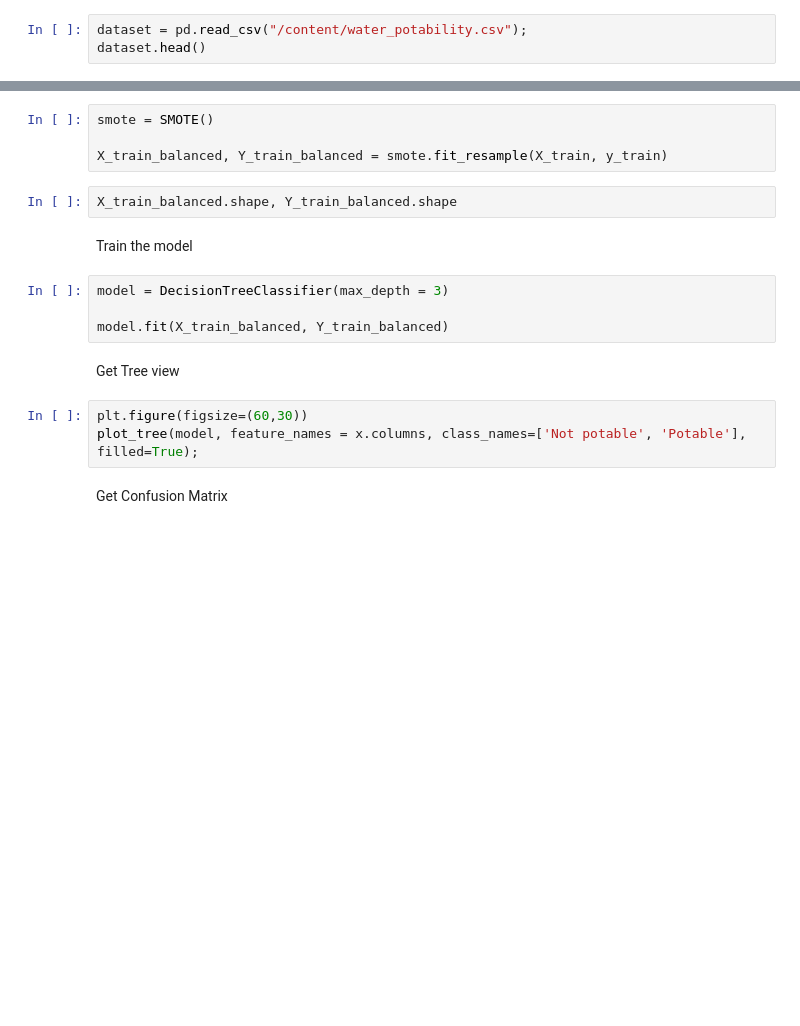
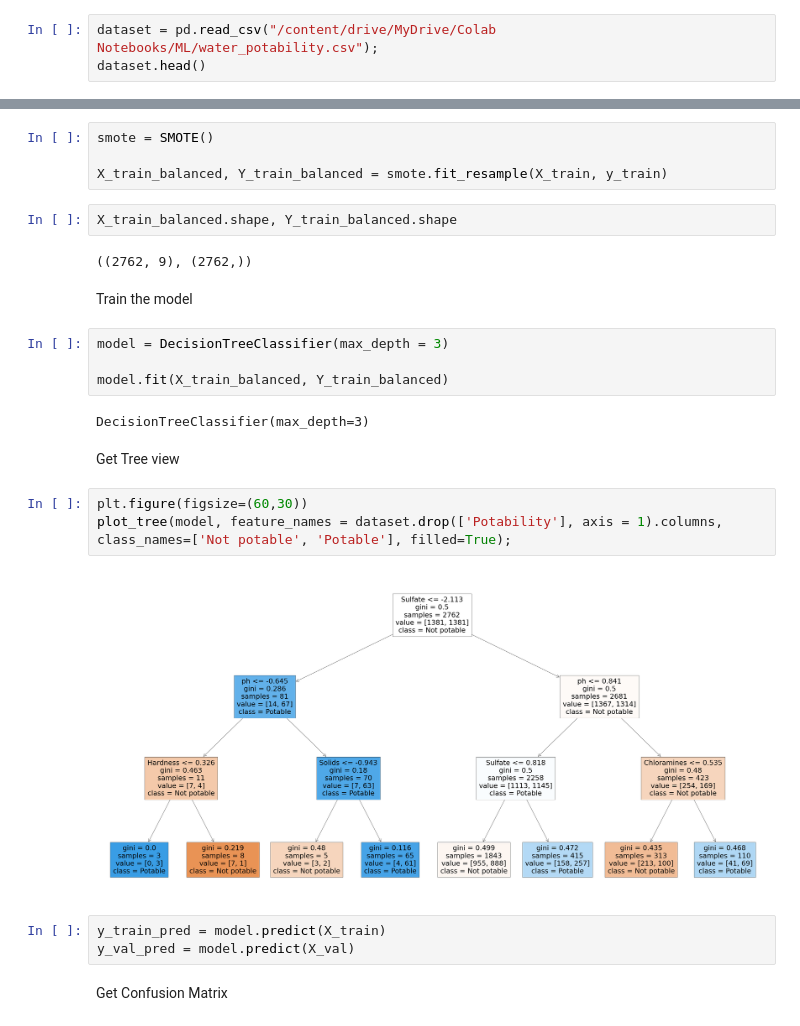
Before and after one commit to JayawardanaJTH/ML_Assignment2_IT18257182_IT18217100_IT18216974, a Jupyter notebook: Water_Quality_Decision_Tree.ipynb, the cells around one changed output, grey strips where cells are left out. Saved outputs shown, nothing was run; the diff lists cells and outputs as text; blank space fills up the shorter version.

```diff
--- a/Water_Quality_Decision_Tree.ipynb
+++ b/Water_Quality_Decision_Tree.ipynb
@@ -15,5 +18,5 @@ from imblearn.over_sampling import SMOTE
 # %%
-dataset = pd.read_csv("/content/water_potability.csv");
+dataset = pd.read_csv("/content/drive/MyDrive/Colab Notebooks/ML/water_potability.csv");
 dataset.head()
 # %% [output]
 |  | ph | Hardness | Solids | Chloramines | Sulfate | Conductivity | Organic_carbon | Trihalomethanes | ... |
@@ -223,17 +336,26 @@ smote = SMOTE()
 X_train_balanced, Y_train_balanced = smote.fit_resample(X_train, y_train)
 # %%
 X_train_balanced.shape, Y_train_balanced.shape
+# %% [output]
+((2762, 9), (2762,))
 # %% [markdown]
 Train the model
 # %%
 model = DecisionTreeClassifier(max_depth = 3)
 
 model.fit(X_train_balanced, Y_train_balanced)
+# %% [output]
+DecisionTreeClassifier(max_depth=3)
 # %% [markdown]
 Get Tree view
 # %%
 plt.figure(figsize=(60,30))
-plot_tree(model, feature_names = x.columns, class_names=['Not potable', 'Potable'], filled=True);
+plot_tree(model, feature_names = dataset.drop(['Potability'], axis = 1).columns, class_names=['Not potable', 'Potable'], filled=True);
+# %% [output]
+[figure, added]
+# %%
+y_train_pred = model.predict(X_train)
+y_val_pred = model.predict(X_val)
 # %% [markdown]
 Get Confusion Matrix
 # %%
```
Also changed, not shown: parts of 37 cells of this notebook.
